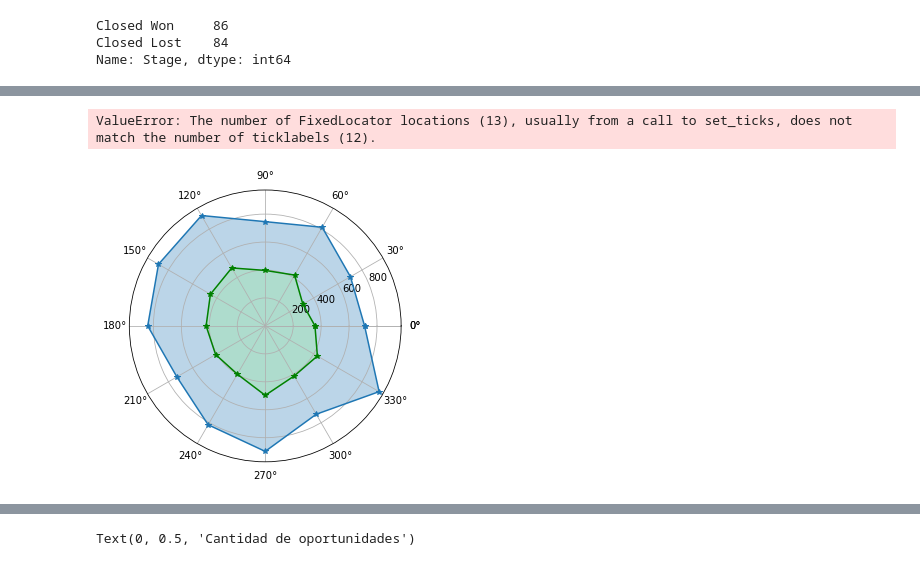
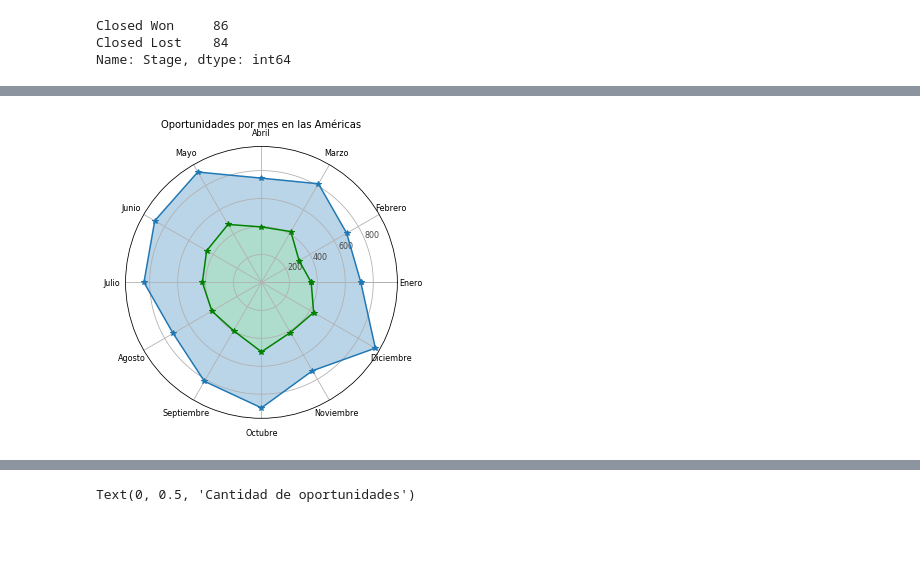
Before and after one commit to faristegui/tpdatos-2c-2020, a Jupyter notebook: TP1-Felipe.ipynb, the cells around one changed output, grey strips where cells are left out. Drawn from its saved outputs; the diff is of its cells as text; code cells hidden in the pictures; blank space fills up the shorter version.

```diff
--- a/TP1-Felipe.ipynb
+++ b/TP1-Felipe.ipynb
@@ -21,7 +21,7 @@ data_frame["Planned_Delivery_End_Date"] = pd.to_datetime(data_frame["Planned_Del
 data_frame["Quote_Expiry_Date"] = pd.to_datetime(data_frame["Quote_Expiry_Date"], errors="coerce")
 data_frame["Last_Modified_Date"] = pd.to_datetime(data_frame["Last_Modified_Date"], errors="coerce")
 data_frame["Account_Created_Date"] = pd.to_datetime(data_frame["Account_Created_Date"], errors="coerce")
-#data_frame["Month"] = pd.to_datetime(data_frame["Month"], format = "%Y - %m")
+data_frame["Month"] = pd.to_datetime(data_frame["Month"], format = "%Y - %m")
 
 dateColumns = ["Opportunity_Created_Date", "Planned_Delivery_Start_Date", "Planned_Delivery_End_Date", "Quote_Expiry_Date", "Last_Modified_Date", "Account_Created_Date"]
 
@@ -242,43 +242,41 @@ AttributeError: 'str' object has no attribute 'month'
 # %%
 #MES CREACION OPORTUNIDADES
 monthName = ["Enero", "Febrero", "Marzo", "Abril", "Mayo", "Junio", "Julio", "Agosto", "Septiembre", "Octubre", "Noviembre", "Diciembre"]
-
 grouped["Month Creation"] = grouped["Opportunity_Created_Date"].apply(lambda x: int(x.month))
 grouped = grouped.drop_duplicates(subset=["Opportunity_Name"])
-grouped.loc[grouped["Region"]=="EMEA"]
+grouped.loc[grouped["Region"]=="Americas"]
 
 groupedWon = grouped[grouped["Stage"] == "Closed Won"]
 groupedWon["Month Creation"] = groupedWon["Opportunity_Created_Date"].apply(lambda x: int(x.month))
 
 total = grouped["Month Creation"].value_counts().reset_index().sort_values(by="index")
 wonByMonth = groupedWon["Month Creation"].value_counts().reset_index().sort_values(by="index")
 
 
 #GRAFICO
 angulos = [n / float(12) * 2 * np.pi for n in range(12)]
 angulos += angulos[:1]
 
 #Agrego el primer valor al final para cerrar el ciclo
 totalList = list(total["Month Creation"])
 totalList += totalList[:1]
 wonList = list(wonByMonth["Month Creation"])
 wonList += wonList[:1]
 
 plt.figure(figsize=(5,5))
 plt.polar(angulos, totalList, marker="*")
 plt.fill(angulos, totalList, alpha=0.3)
 plt.polar(angulos, wonList, marker="*", color="green")
 plt.fill(angulos, wonList, alpha=0.3, color="lightgreen")
 
 plt.xticks(angulos, monthName, size=8)
 plt.yticks(size=8, color="#484545")
 
-plt.title("Oportunidades por mes en EMEA", size=10)
+plt.title("Oportunidades por mes en las Américas", size=10)
 #plt.legend(["Oportunidades totales", "Oportunidades ganadas"], fontsize="xx-small")
 plt.show()
 # %% [output]
-ValueError: The number of FixedLocator locations (13), usually from a call to set_ticks, does not match the number of ticklabels (12).
-[figure, old version]
+[figure, new version]
 # %%
 #ARTICULOS POR MES
 
```
Also changed, not shown: parts of 23 cells of this notebook.
